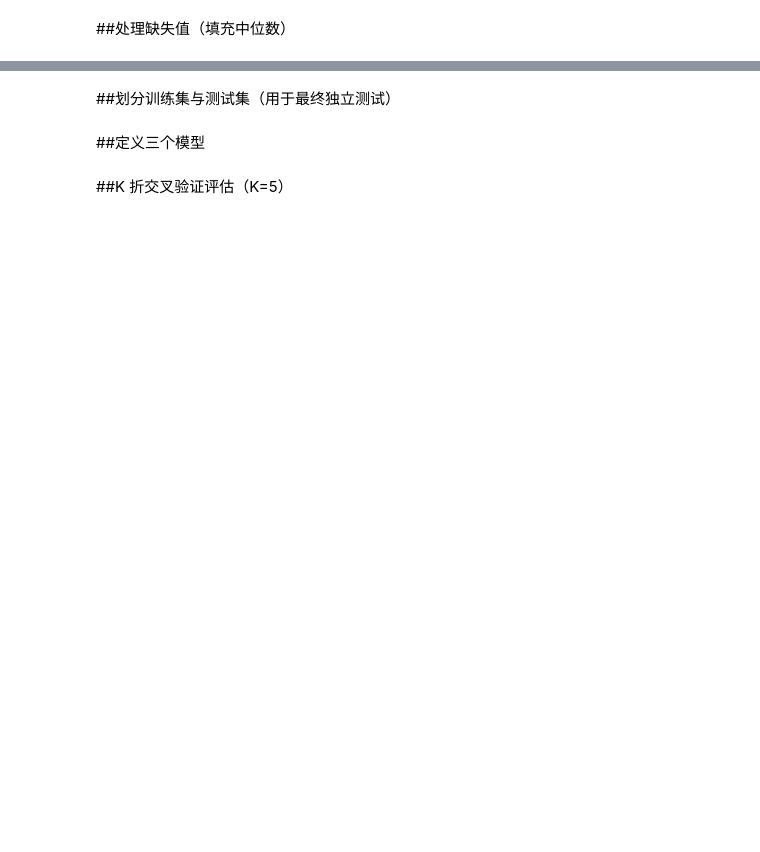
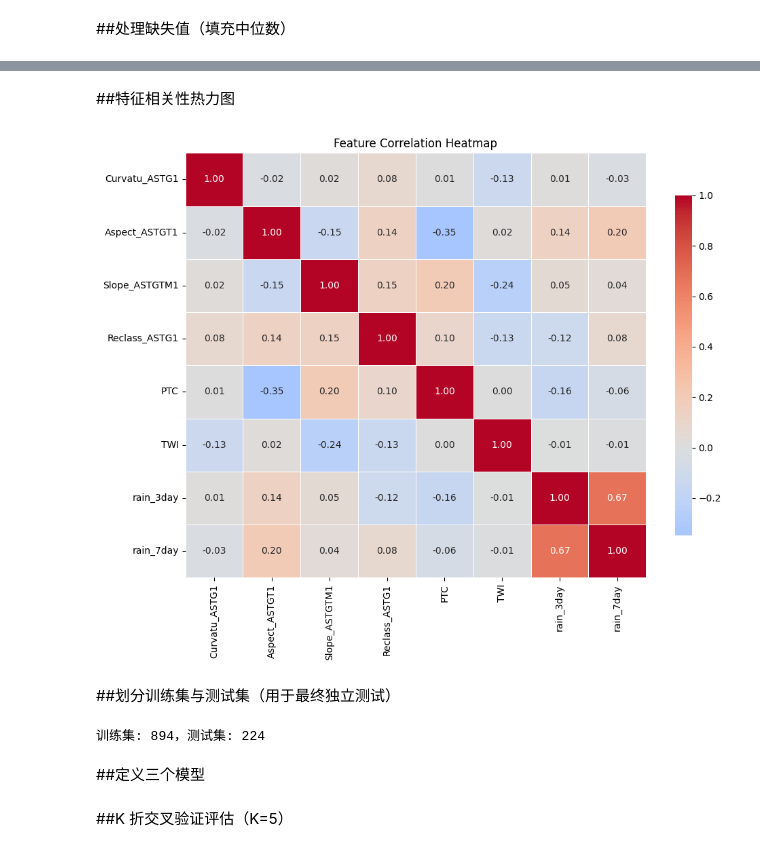
Before and after one commit to Young-yrx/guizhou-landslide, a Jupyter notebook: guizhou.ipynb, the cells around one changed output, grey strips where cells are left out. Saved outputs shown, nothing was run; the diff lists cells and outputs as text; code cells hidden in the pictures; blank space fills up the shorter version.

```diff
--- a/guizhou.ipynb
+++ b/guizhou.ipynb
@@ -72,2 +83,14 @@ print("缺失值已使用中位数填充。")
+# %% [markdown]
+##特征相关性热力图
+# %%
+corr_matrix = X.corr()
+plt.figure(figsize=(10, 8))
+sns.heatmap(corr_matrix, annot=True, fmt='.2f', cmap='coolwarm',
+            center=0, linewidths=0.5, cbar_kws={"shrink": 0.8})
+plt.title('Feature Correlation Heatmap')
+plt.tight_layout()
+plt.show()
+# %% [output]
+[figure, added]
 # %% [markdown]
 ##划分训练集与测试集（用于最终独立测试）
@@ -79,3 +97,24 @@ print(f"训练集: {len(X_train)}，测试集: {len(X_test)}")
+# %%
+X_train, X_test, y_train, y_test = train_test_split(
+    X, y, test_size=0.2, random_state=42, stratify=y
+)
+print(f"训练集: {len(X_train)}，测试集: {len(X_test)}")
+# 打印训练集和测试集的样本分布
+train_counts = pd.Series(y_train).value_counts()
+test_counts = pd.Series(y_test).value_counts()
+
+print("\n=== 样本分布统计 ===")
+print("训练集：")
+print(f"  非滑坡样本: {train_counts.get(0, 0)}")
+print(f"  滑坡样本:   {train_counts.get(1, 0)}")
+print(f"  总计:       {len(y_train)}")
+
+print("\n测试集：")
+print(f"  非滑坡样本: {test_counts.get(0, 0)}")
+print(f"  滑坡样本:   {test_counts.get(1, 0)}")
+print(f"  总计:       {len(y_test)}")
+# %% [output]
+训练集: 894，测试集: 224
 # %% [markdown]
 ##定义三个模型
 # %%
```
Also changed, not shown: parts of 23 cells of this notebook.
